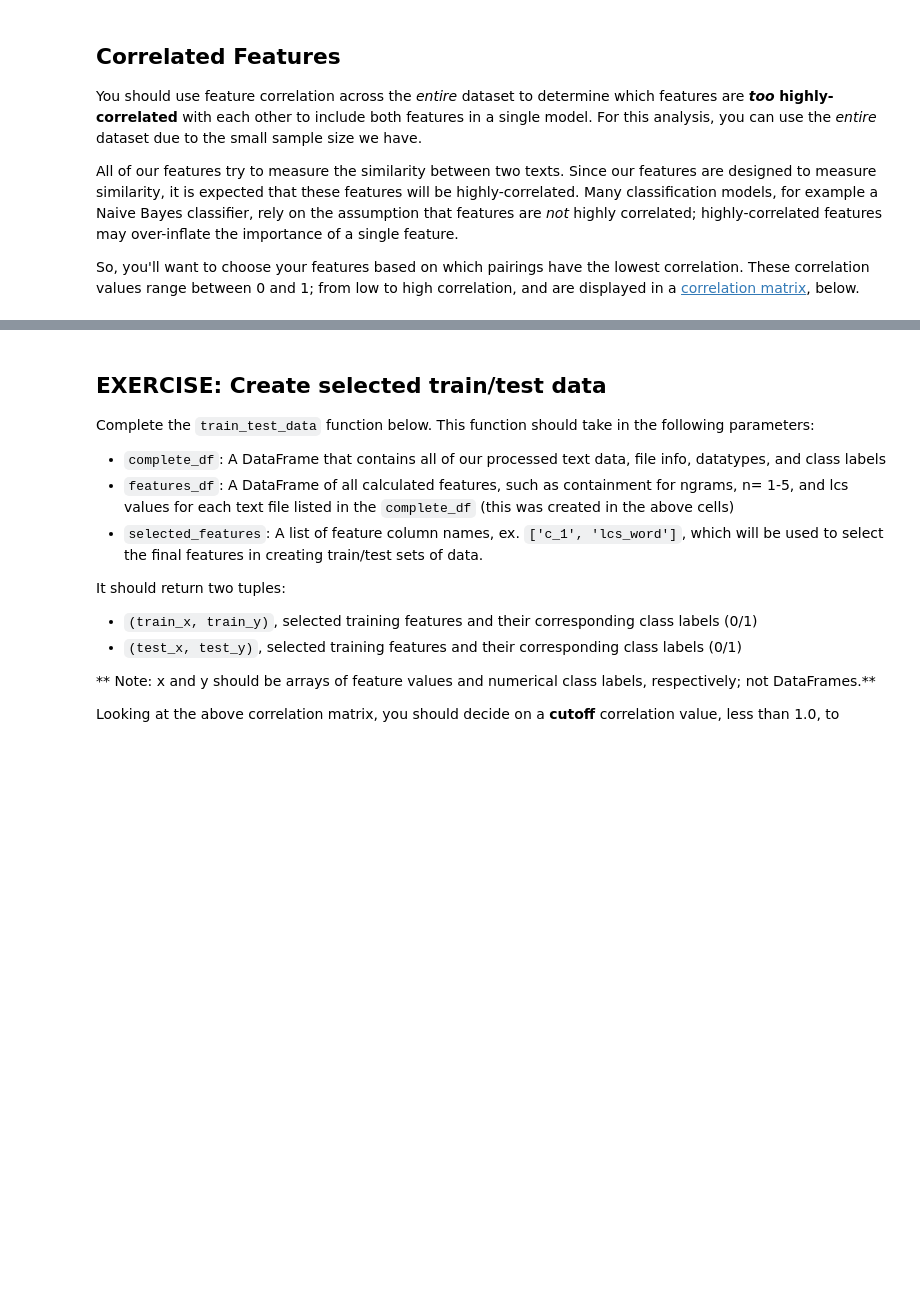
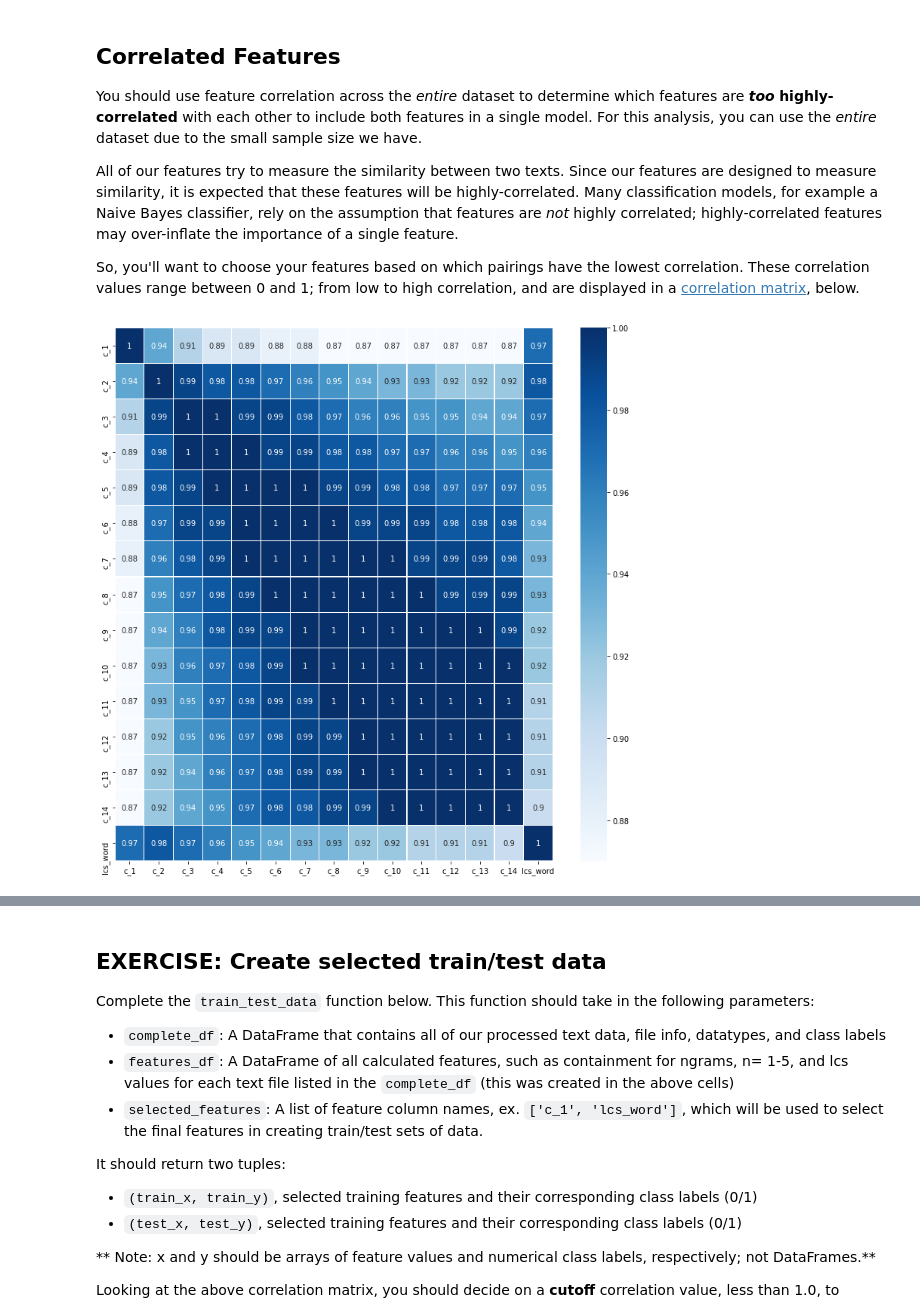
Before and after one commit to Ioana-P/Plagiarism-detection, a Jupyter notebook: 2_Plagiarism_Feature_Engineering.ipynb, the cells around one changed output, grey strips where cells are left out. Cells and saved outputs as stored; diff of their text form; code cells hidden in the pictures; blank space fills up the shorter version.

```diff
--- a/2_Plagiarism_Feature_Engineering.ipynb
+++ b/2_Plagiarism_Feature_Engineering.ipynb
@@ -559,7 +557,7 @@ def lcs_norm_word(answer_text, source_text):
 
     lcs_matrix.fillna(0, inplace=True)
 
-    # starting at the iloc of (1,1)
+    # starting at the iat of (1,1)
     for i in range(1,len_answers+1):
         for j in range(1,len_source+1):
 
@@ -567,8 +565,11 @@ def lcs_norm_word(answer_text, source_text):
                 lcs_matrix.iloc[j,i] += 1
                 lcs_matrix.iloc[j,i] += lcs_matrix.iloc[j-1,i-1]
 
+
             else:
-                lcs_matrix.iloc[j,i] = max([lcs_matrix.iloc[j,i-1], lcs_matrix.iloc[j-1,i]])
+                lcs_matrix.iloc[j,i] = np.max([lcs_matrix.iloc[j,i-1], lcs_matrix.iloc[j-1,i]])
+
+
 
     lcs_final = lcs_matrix.iloc[-1, -1]
     lcs_final_norm = lcs_final / len_answers
@@ -672,7 +718,7 @@ def create_containment_features(df, n, column_name=None):
         file = df.loc[i, 'File']
         # Computes features using calculate_containment function
         if df.loc[i,'Category'] > -1:
-            c = calculate_containment(df, n, file)
+            c = helpers.calculate_containment(df, n, file)
             containment_values.append(c)
         # Sets value to -1 for original tasks
         else:
@@ -725,7 +771,7 @@ You'll want to create at least 6 features to choose from as you think about whic
 In the below cell **define an n-gram range**; these will be the n's you use to create n-gram containment features. The rest of the feature creation code is provided.
 # %%
 # Define an ngram range
-ngram_range = range(1,7)
+ngram_range = range(1,15)
 
 
 # The following code may take a minute to run, depending on your ngram_range
@@ -745,15 +791,3 @@ for n in ngram_range:
     # create containment features
     all_features[i]=np.squeeze(create_containment_features(complete_df, n))
     i+=1
-
-# Calculate features for LCS_Norm Words
-features_list.append('lcs_word')
-all_features[i]= np.squeeze(create_lcs_features(complete_df))
-
-# create a features dataframe
-features_df = pd.DataFrame(np.transpose(all_features), columns=features_list)
-
-# Print all features/columns
-print()
-print('Features: ', features_list)
-print()
@@ -768,12 +851,19 @@ You should use feature correlation across the *entire* dataset to determine whic
 All of our features try to measure the similarity between two texts. Since our features are designed to measure similarity, it is expected that these features will be highly-correlated. Many classification models, for example a Naive Bayes classifier, rely on the assumption that features are *not* highly correlated; highly-correlated features may over-inflate the importance of a single feature.
 
 So, you'll want to choose your features based on which pairings have the lowest correlation. These correlation values range between 0 and 1; from low to high correlation, and are displayed in a [correlation matrix](https://www.displayr.com/what-is-a-correlation-matrix/), below.
+# %%
+import seaborn as sns
+import matplotlib.pyplot as plt
+sns.set_palette('Blues')
 # %%
 """
 DON'T MODIFY ANYTHING IN THIS CELL THAT IS BELOW THIS LINE
 """
 # Create correlation matrix for just Features to determine different models to test
 corr_matrix = features_df.corr().abs().round(2)
 
 # display shows all of a dataframe
-display(corr_matrix)
+plt.figure(figsize=(13,13))
+sns.heatmap(corr_matrix, annot=True, cmap='Blues', linewidths=0.15);
+# %% [output]
+[figure, added]
```
Also changed, not shown: parts of 14 cells of this notebook, 1 other file.
